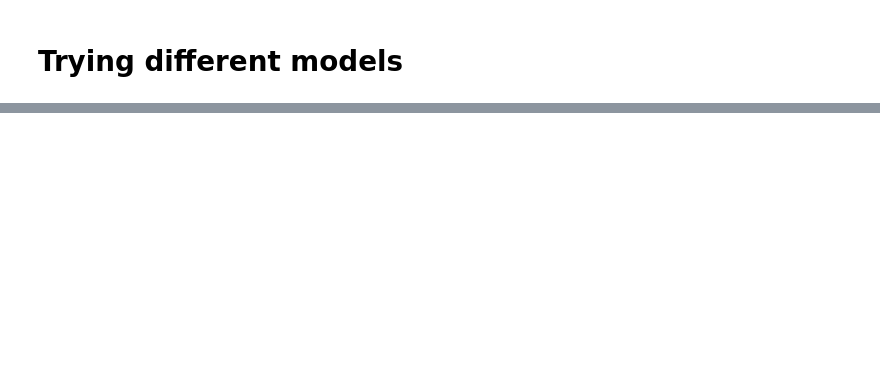
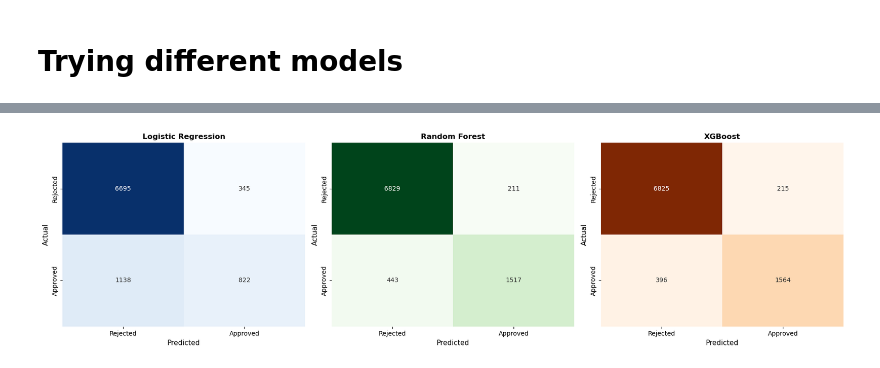
Before and after one commit to TheManuAi/Loan-Prediction-using-ML, a Jupyter notebook: notebook.ipynb, the cells around one changed output, grey strips where cells are left out. Saved outputs shown, nothing was run; the diff lists cells and outputs as text; code cells hidden in the pictures; blank space fills up the shorter version.

```diff
--- a/notebook.ipynb
+++ b/notebook.ipynb
@@ -343,0 +547,33 @@ plt.show()
+# %%
+# Confusion matirx
+fig, axes = plt.subplots(1, 3, figsize=(18, 5))
+
+cm_lr = confusion_matrix(y_test, y_pred_test_binary)
+cm_rf = confusion_matrix(y_test, rf_pred_test_binary)
+cm_xgb = confusion_matrix(y_test, xgb_pred_test_binary)
+
+sns.heatmap(cm_lr, annot=True, fmt='d', cmap='Blues', cbar=False, ax=axes[0],
+            xticklabels=['Rejected', 'Approved'],
+            yticklabels=['Rejected', 'Approved'])
+axes[0].set_title('Logistic Regression', fontsize=12, fontweight='bold')
+axes[0].set_ylabel('Actual', fontsize=11)
+axes[0].set_xlabel('Predicted', fontsize=11)
+
+sns.heatmap(cm_rf, annot=True, fmt='d', cmap='Greens', cbar=False, ax=axes[1],
+            xticklabels=['Rejected', 'Approved'],
+            yticklabels=['Rejected', 'Approved'])
+axes[1].set_title('Random Forest', fontsize=12, fontweight='bold')
+axes[1].set_ylabel('Actual', fontsize=11)
+axes[1].set_xlabel('Predicted', fontsize=11)
+
+sns.heatmap(cm_xgb, annot=True, fmt='d', cmap='Oranges', cbar=False, ax=axes[2],
+            xticklabels=['Rejected', 'Approved'],
+            yticklabels=['Rejected', 'Approved'])
+axes[2].set_title('XGBoost', fontsize=12, fontweight='bold')
+axes[2].set_ylabel('Actual', fontsize=11)
+axes[2].set_xlabel('Predicted', fontsize=11)
+
+plt.tight_layout()
+plt.show()
+# %% [output]
+[figure, added]
```
Also changed, not shown: parts of 26 cells of this notebook.
